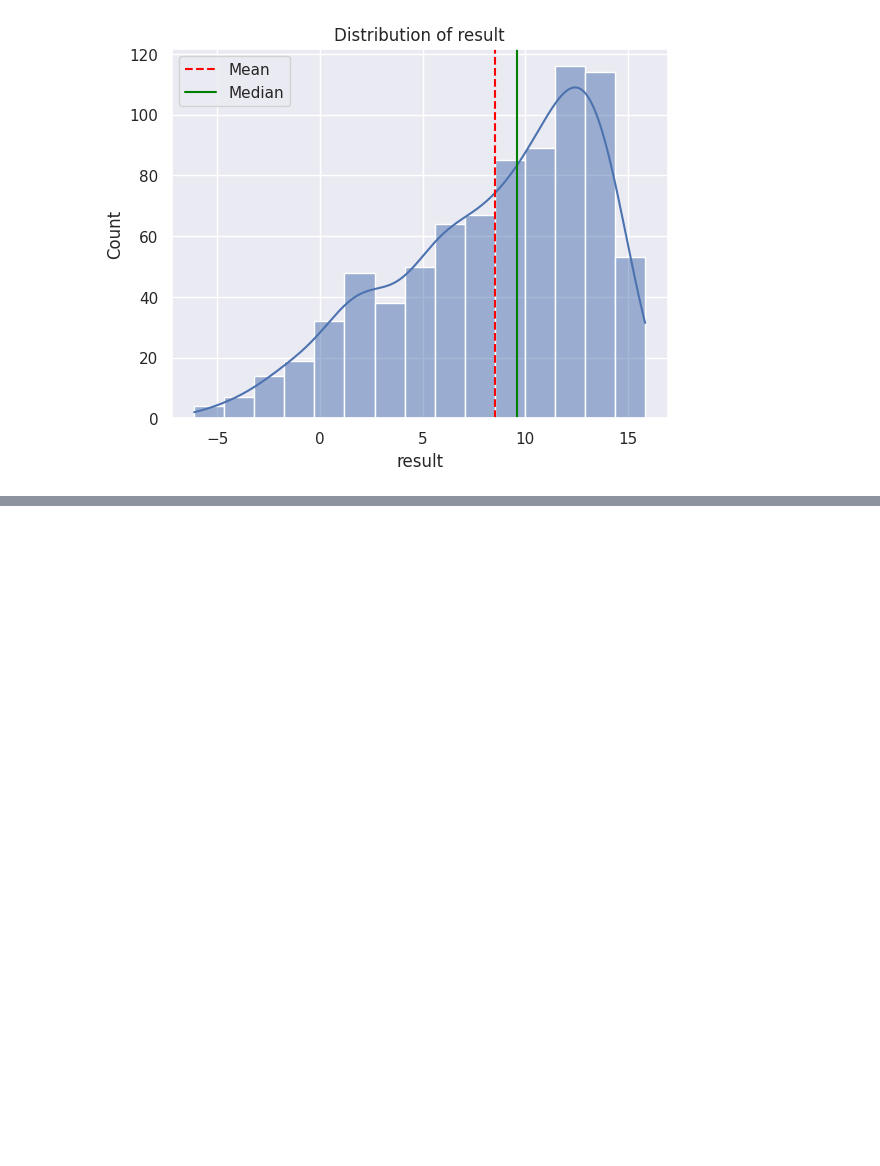
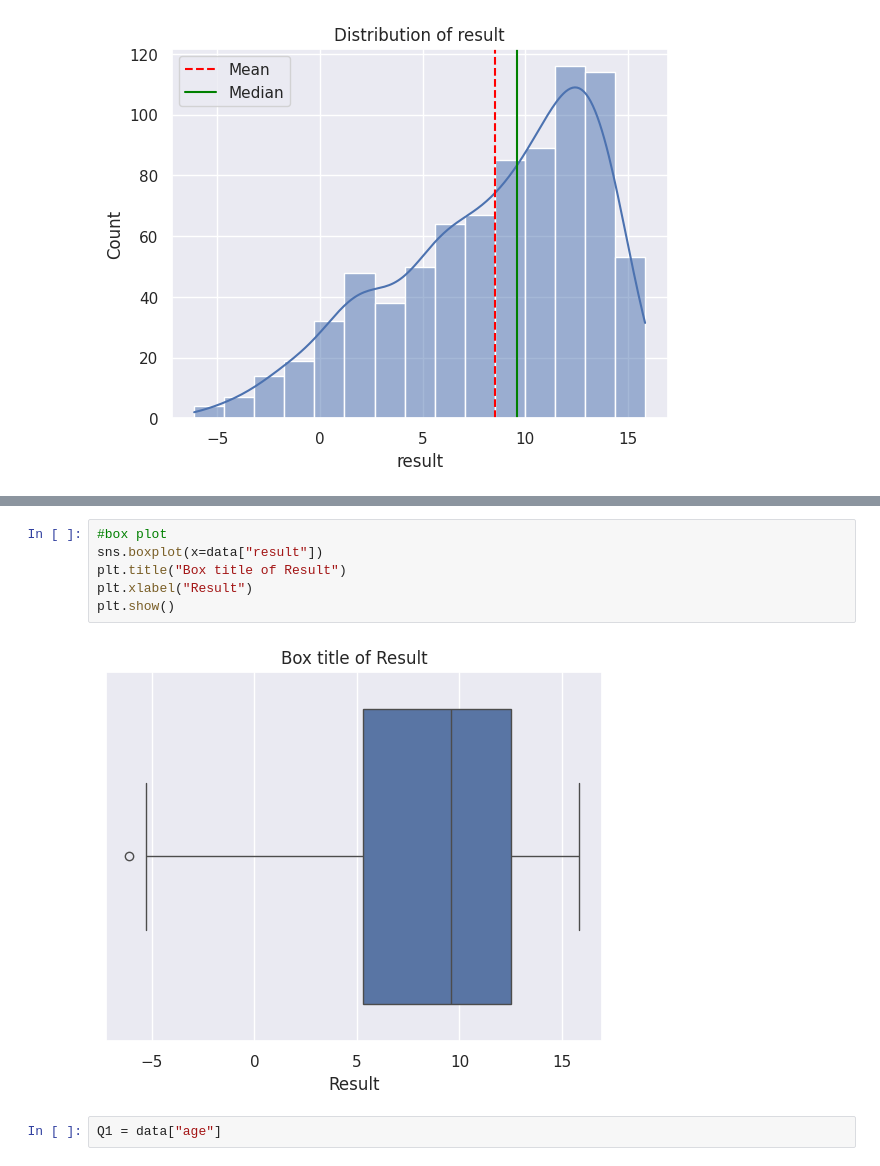
Before and after one commit to Musarrat1/Autism, a Jupyter notebook: autism.ipynb, the cells around one changed output, grey strips where cells are left out. Drawn from its saved outputs; the diff is of its cells as text; blank space fills up the shorter version.

```diff
--- a/autism.ipynb
+++ b/autism.ipynb
@@ -299,0 +306,10 @@ plt.title("Box title of Age")
+# %%
+#box plot
+sns.boxplot(x=data["result"])
+plt.title("Box title of Result")
+plt.xlabel("Result")
+plt.show()
+# %% [output]
+[figure, added]
+# %%
+Q1 = data["age"]
```
Also changed, not shown: parts of 2 cells of this notebook.
